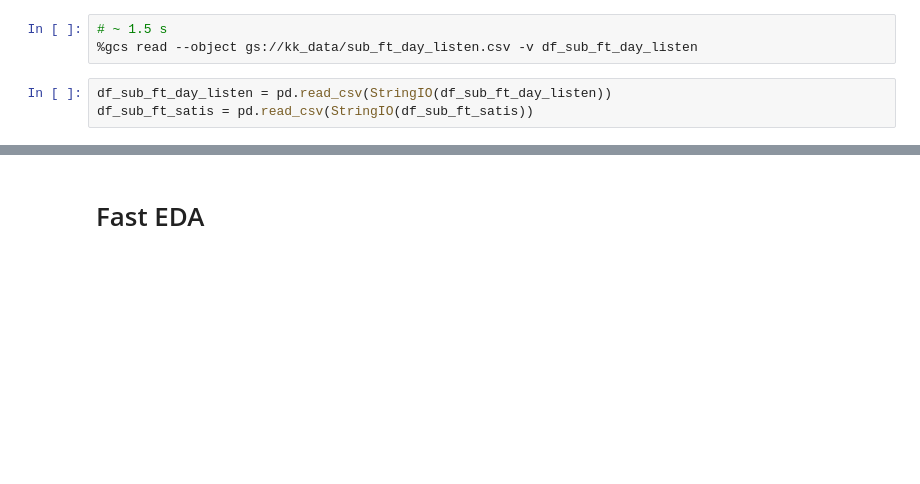
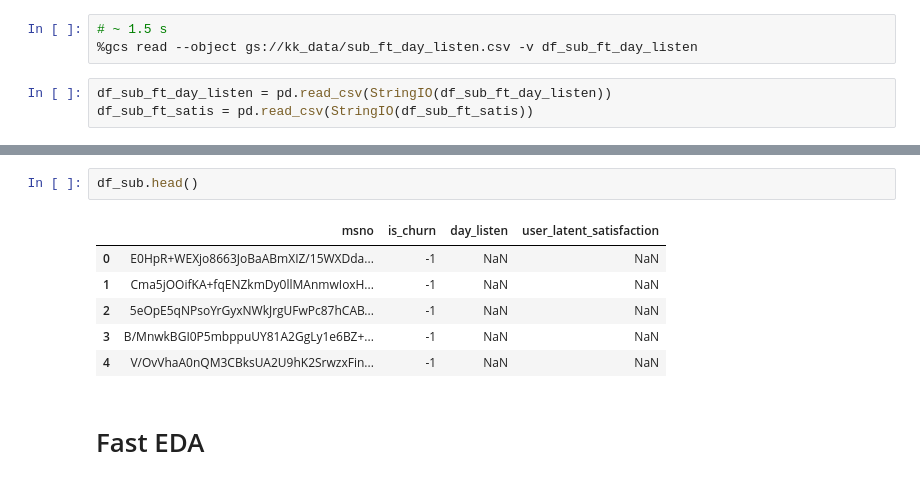
Before and after one commit to YLTsai0609/Kaggle-kkbox-churn-prediction-top5-percentage, a Jupyter notebook: day_listen_satisfaction.ipynb, the cells around one changed output, grey strips where cells are left out. Cells and saved outputs as stored; diff of their text form; blank space fills up the shorter version.

```diff
--- a/day_listen_satisfaction.ipynb
+++ b/day_listen_satisfaction.ipynb
@@ -421,5 +421,14 @@ user_latent_satisfaction    726084 non-null float64
 dtypes: float64(2), int64(1), object(1)
 memory usage: 34.6+ MB
+# %%
+df_sub.head()
+# %% [output]
+|  | msno | is_churn | day_listen | user_latent_satisfaction |
+| 0 | E0HpR+WEXjo8663JoBaABmXIZ/15WXDda... | -1 | NaN | NaN |
+| 1 | Cma5jOOifKA+fqENZkmDy0llMAnmwIoxH... | -1 | NaN | NaN |
+| 2 | 5eOpE5qNPsoYrGyxNWkJrgUFwPc87hCAB... | -1 | NaN | NaN |
+| 3 | B/MnwkBGI0P5mbppuUY81A2GgLy1e6BZ+... | -1 | NaN | NaN |
+| 4 | V/OvVhaA0nQM3CBksUA2U9hK2SrwzxFin... | -1 | NaN | NaN |
 # %% [markdown]
 # Fast EDA
 # %%
```
Also changed, not shown: parts of 15 cells of this notebook.
